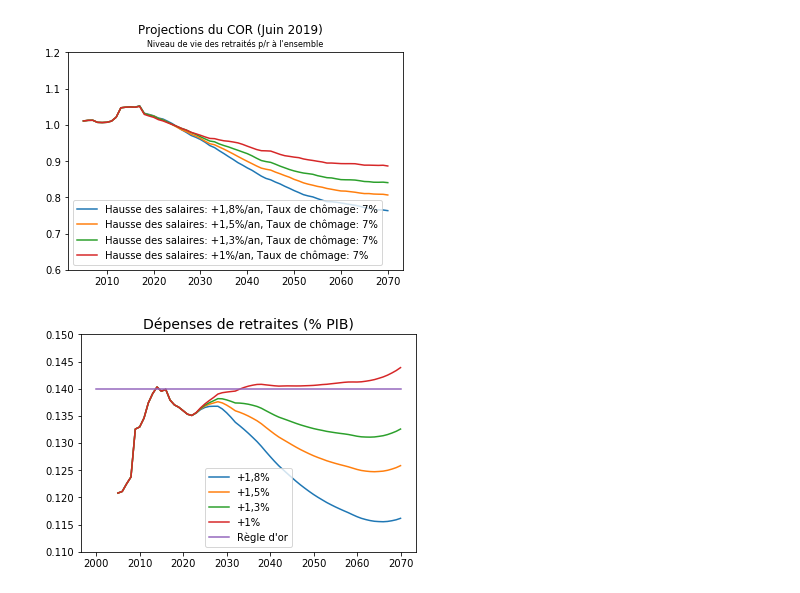
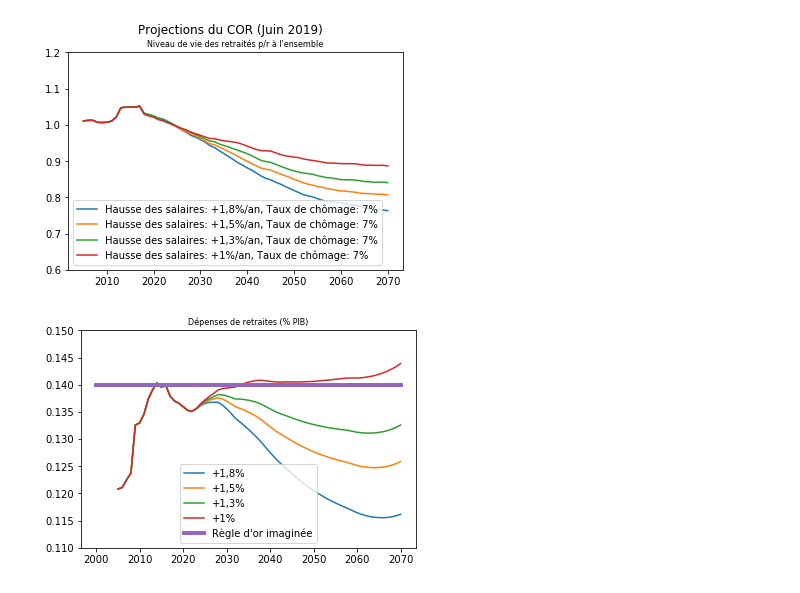
Before and after one commit to brunoscherrer/retraites, a Jupyter notebook: simulation-COR-juin-2019.ipynb, the cells around one changed output. Cells and saved outputs as stored; diff of their text form; code cells hidden in the pictures.

```diff
--- a/simulation-COR-juin-2019.ipynb
+++ b/simulation-COR-juin-2019.ipynb
@@ -46,10 +46,8 @@ pl.suptitle(titre);
 # %% [output]
 [figure]
 # %%
-font_size = 14
-yaxis_lim = [0.11,0.15]
-analyse.graphique(analyse.Depenses,"Depenses",font_size,yaxis_lim,True,range(1,5))
-pl.plot([2000,2070],[0.14]*2);
-pl.legend(["+1,8%", "+1,5%", "+1,3%", "+1%","Règle d'or"]);
+analyse.graphique(analyse.Depenses,"Depenses",draw_legend=True,scenarios_indices=range(1,5))
+pl.plot([2000,2070],[0.14]*2, linewidth=4.0);
+pl.legend(["+1,8%", "+1,5%", "+1,3%", "+1%","Règle d'or imaginée"]);
 # %% [output]
-[figure, old version]
+[figure, new version]
```
Also changed, not shown: parts of 1 cell of this notebook, 1 other file.
